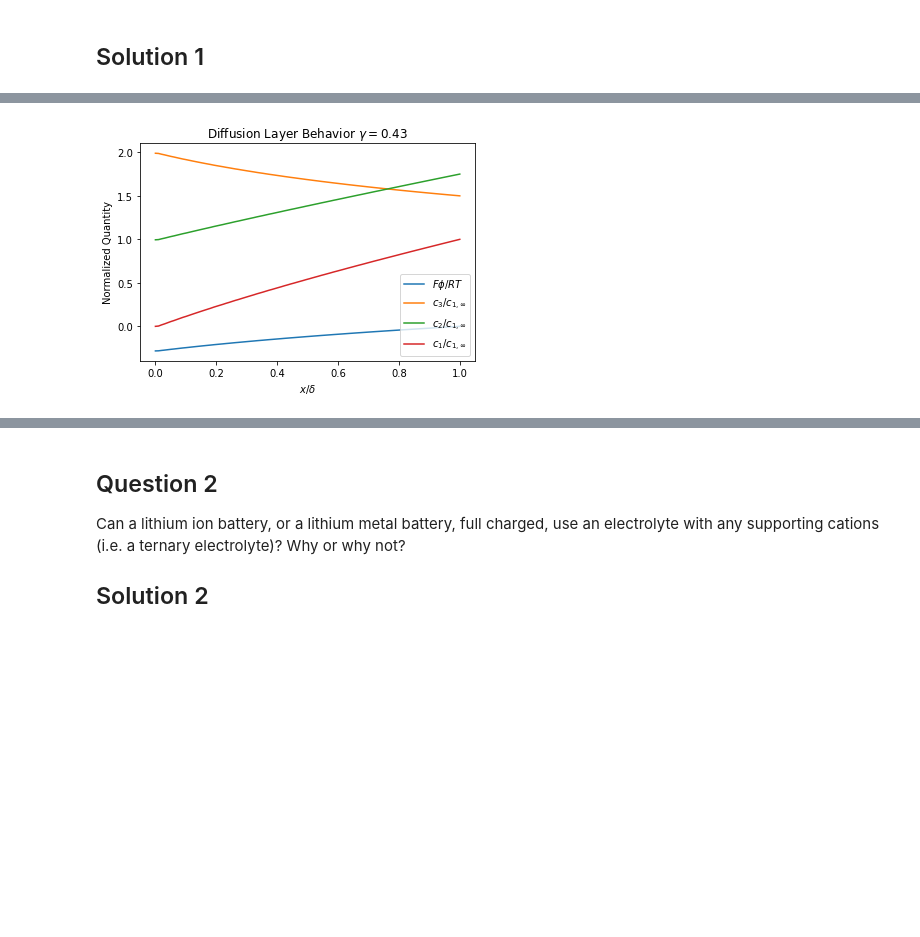
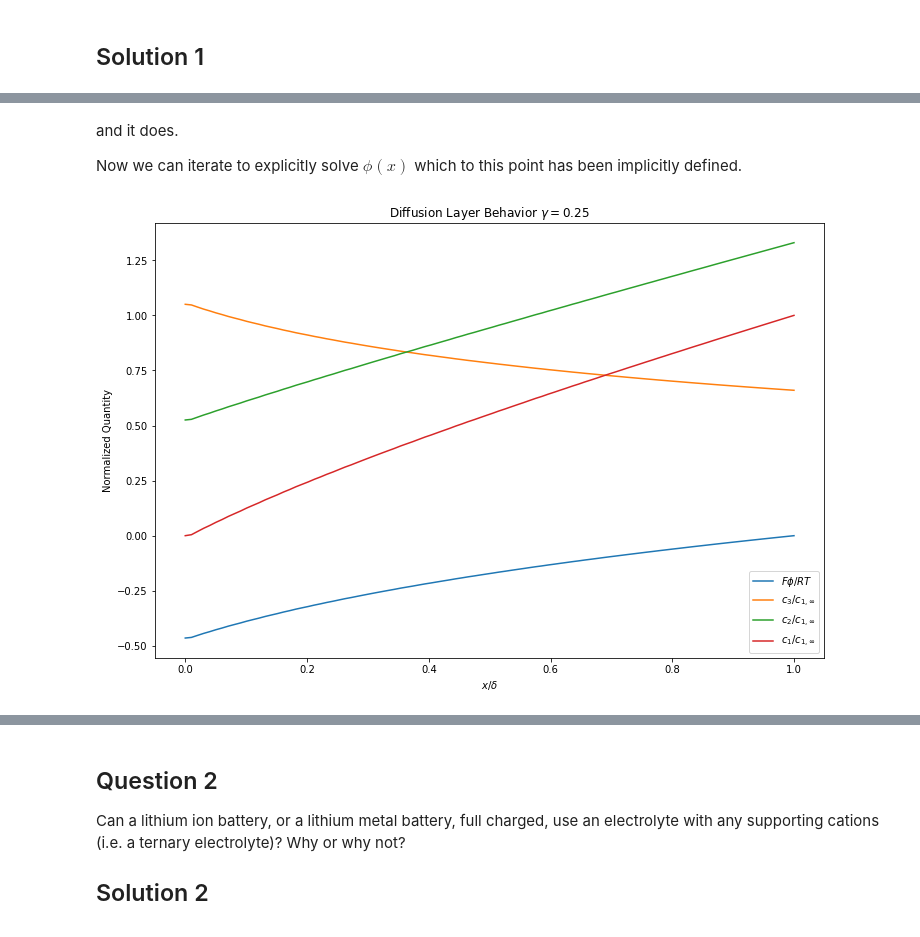
Before and after one commit to dansteingart/MAE_424_534_Spring_2018, a Jupyter notebook: assignments/midterm_solutions.ipynb, the cells around one changed output, grey strips where cells are left out. Saved outputs shown, nothing was run; the diff lists cells and outputs as text; code cells hidden in the pictures; blank space fills up the shorter version.

```diff
--- a/assignments/midterm_solutions.ipynb
+++ b/assignments/midterm_solutions.ipynb
@@ -3,3 +6,9 @@
 Generate Figure 5.7 in West. EDIT: Show your work, the methodology should be clear to me.
 # %% [markdown]
 ## Solution 1
+# %%
+import sys
+sys.path.append("/pithy/code")
+from pithy import *
+rcParams['figure.figsize'] = (10,10)
+%matplotlib inline
@@ -69,4 +87,10 @@ ylabel("Concentration")
+# %% [markdown]
+and it does.
+
+Now we can iterate to explicitly solve $\phi(x)$ which to this point has been implicitly defined.
 # %%
+figure(figsize=(12,8))
+
 #define a function that solves for x
 def phi(x,phi0=None):
     stuff = solve_all(delta,D1,z1,z2,z3,c1inf,c2inf,c3inf,T)
@@ -94,10 +118,10 @@ R = 8.31446 # Ideal Gas Constant
 
 
 #Sweep Range of proton concentrations
-hs = [1.5]
+hs = [.1,.2,.3,.66]
 
 
-#get 50 points between 0 and delta
+#get some points between 0 and delta
 xs = linspace(0,.99999*delta,100)
 
 phiphi = {}
@@ -110,33 +134,34 @@ for h in hs:
     #setting phis as a list
     phis = []
 
     #solve for gamma
     gamma = abs((z3*c3inf)/(z2*c2inf))
 
     #determine phi from for x = 0 to delta
     phi_base = None
     for x in xs:
         phi_base = phi(x,phi_base)
         phis.append(phi_base)
 
     phis = array(phis) #make vector
     c2 = c2inf*exp(-z2*F*phis/(R*T)) #Equation 5.43
     c3 = c3inf*exp(-z3*F*phis/(R*T)) #Equation 5.43
     c1 = -(z2*c2+z3*c3)/(z1)         #Equation 5.44
 
     #store phi values in dictionary
     phiphi[gamma] = phis
+    clf()
 
     #Now Plot!
     plot(xs/delta,F*phis/(R*T),label="$F\phi / RT$")
     plot(xs/delta,c3/c1inf,label="$c_3 / c_{1,\infty}$")
     plot(xs/delta,c2/c1inf,label="$c_2 / c_{1,\infty}$")
     plot(xs/delta,c1/c1inf,label="$c_1 / c_{1,\infty}$")
     legend(loc=4,fontsize=10)
     title("Diffusion Layer Behavior $\gamma = %.2f$" % gamma)
     xlabel("$x/\delta$")
     ylabel("Normalized Quantity")
 # %% [output]
-[figure, old version]
+[figure, new version]
 # %%
 #Extra!  Show all phis(gamma,x) together!
```
Also changed, not shown: parts of 7 cells of this notebook, 1 other file.
